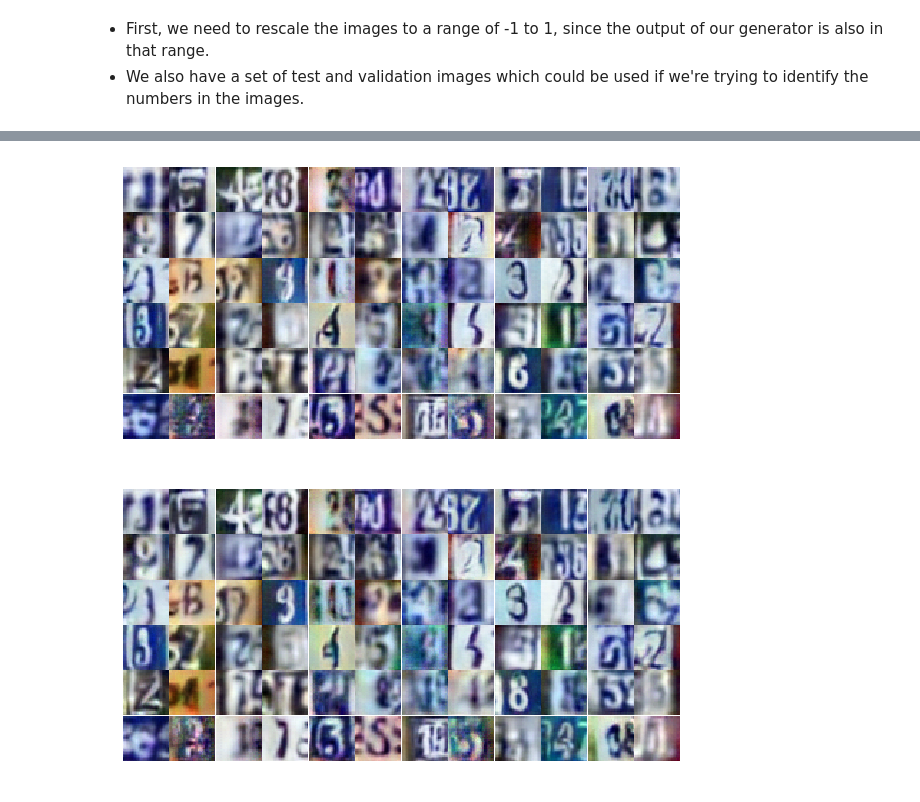
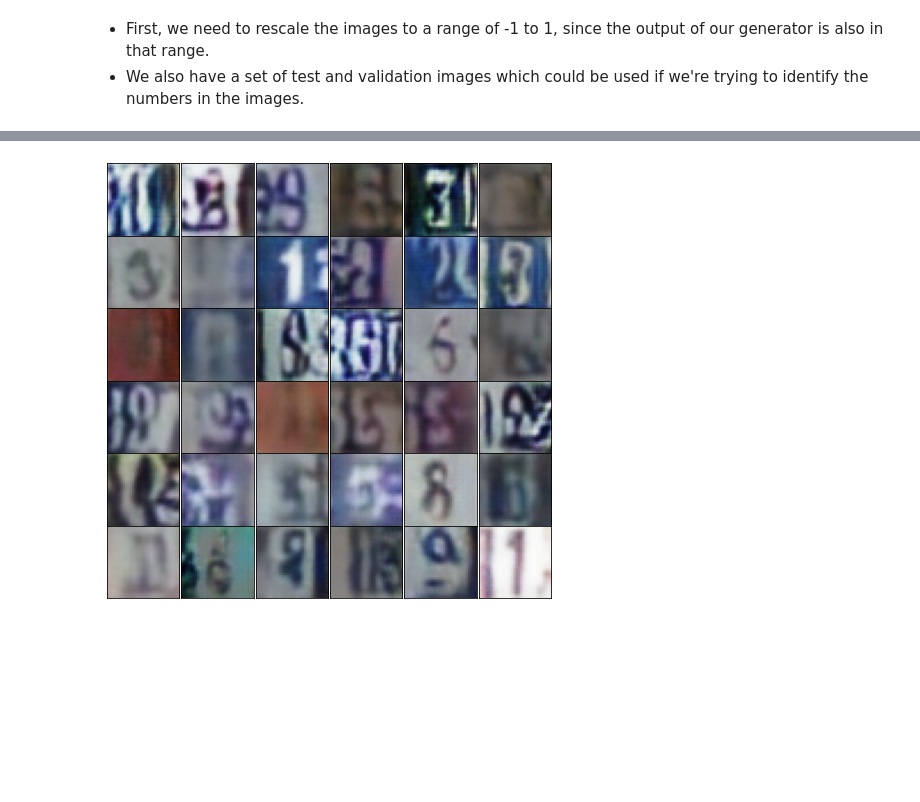
Before and after one commit to zhujun98/GAN, a Jupyter notebook: dcgan-svhn/dcgan_svhn.ipynb, the cells around one changed output, grey strips where cells are left out. Cells and saved outputs as stored; diff of their text form; code cells hidden in the pictures; blank space fills up the shorter version.

```diff
--- a/dcgan-svhn/dcgan_svhn.ipynb
+++ b/dcgan-svhn/dcgan_svhn.ipynb
@@ -477,9 +343,8 @@ _ = view_data(4, fake_data)
-# %%
-_ = view_data(5, fake_data)
-# %% [output]
-[figure, removed]
-# %%
-# Final output
-_ = view_data(-1, fake_data)
-# %% [output]
-[figure, removed]
+# %%
+sample_z = np.random.uniform(-1, 1, size=(36, 100)).astype(np.float32)
+predicted = agent.predict(sample_z)
+predicted = (predicted * 127.5 + 127.5).astype(np.uint8)
+
+plot_data(predicted)
+# %% [output]
+[figure, added]
```
Also changed, not shown: parts of 36 cells of this notebook, 1 other file.
